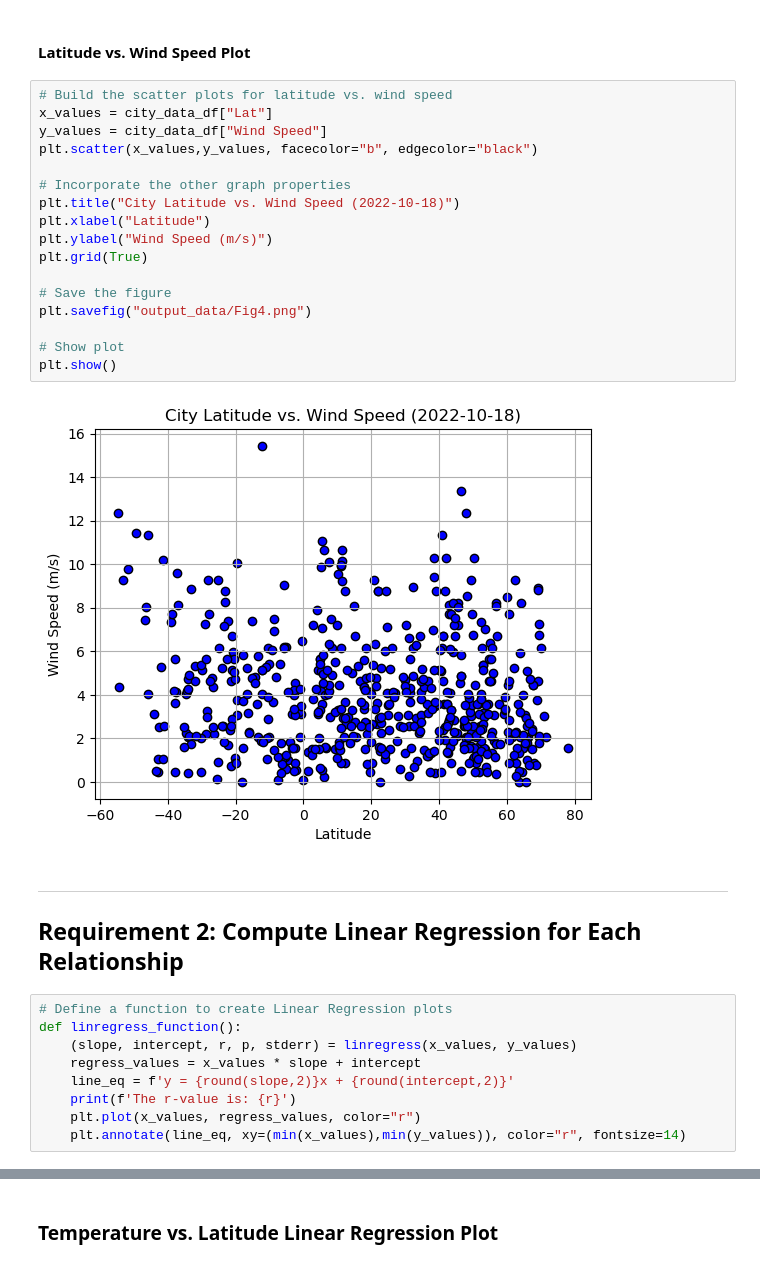
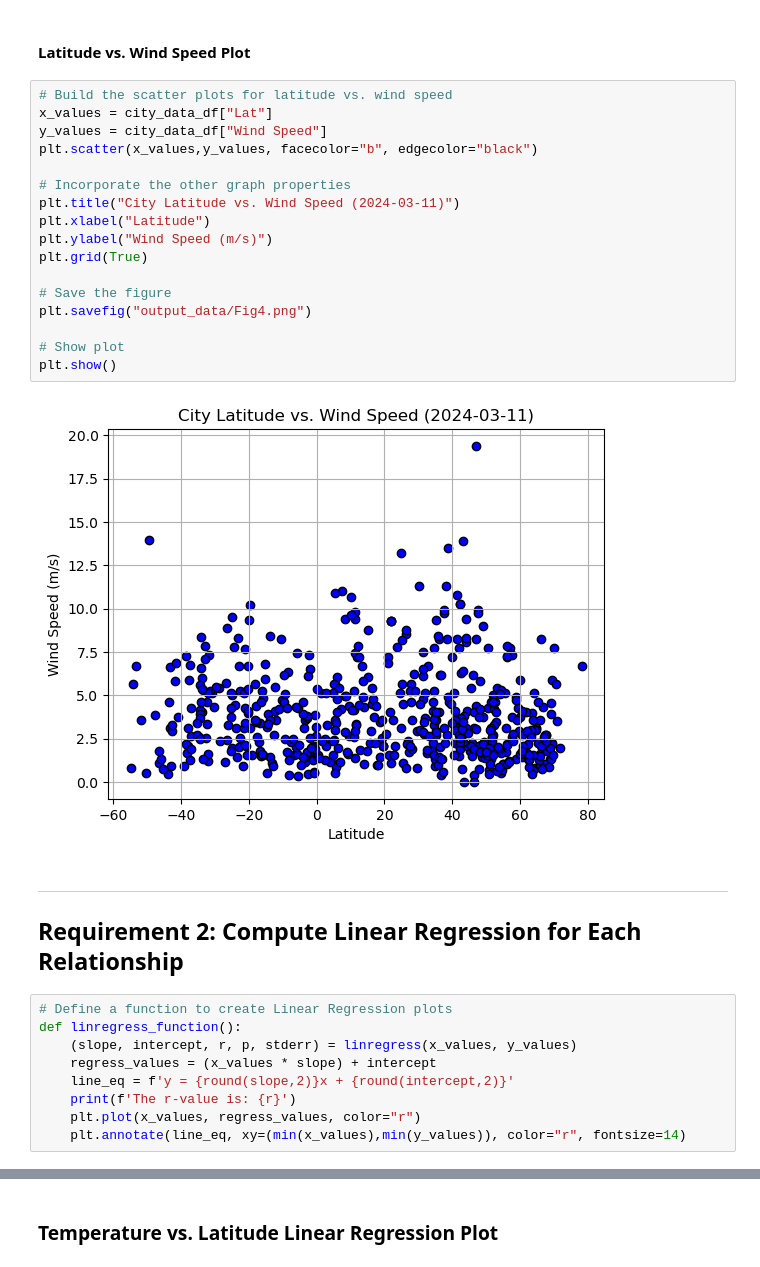
Before and after one commit to ddaniel2024/Module-6-Python-APIs, a Jupyter notebook: WeatherPy.ipynb, the cells around one changed output, grey strips where cells are left out. Drawn from its saved outputs; the diff is of its cells as text.

```diff
--- a/WeatherPy.ipynb
+++ b/WeatherPy.ipynb
@@ -259,22 +254,22 @@ plt.show()
 # %%
 # Build the scatter plots for latitude vs. wind speed
 x_values = city_data_df["Lat"]
 y_values = city_data_df["Wind Speed"]
 plt.scatter(x_values,y_values, facecolor="b", edgecolor="black")
 
 # Incorporate the other graph properties
-plt.title("City Latitude vs. Wind Speed (2022-10-18)")
+plt.title("City Latitude vs. Wind Speed (2024-03-11)")
 plt.xlabel("Latitude")
 plt.ylabel("Wind Speed (m/s)")
 plt.grid(True)
 
 # Save the figure
 plt.savefig("output_data/Fig4.png")
 
 # Show plot
 plt.show()
 # %% [output]
-[figure, old version]
+[figure, new version]
 # %% [markdown]
 ---
 
@@ -283,7 +278,7 @@ plt.show()
 # Define a function to create Linear Regression plots
 def linregress_function():
     (slope, intercept, r, p, stderr) = linregress(x_values, y_values)
-    regress_values = x_values * slope + intercept
+    regress_values = (x_values * slope) + intercept
     line_eq = f'y = {round(slope,2)}x + {round(intercept,2)}'
     print(f'The r-value is: {r}')
     plt.plot(x_values, regress_values, color="r")
```
Also changed, not shown: parts of 27 cells of this notebook, 5 other files.
